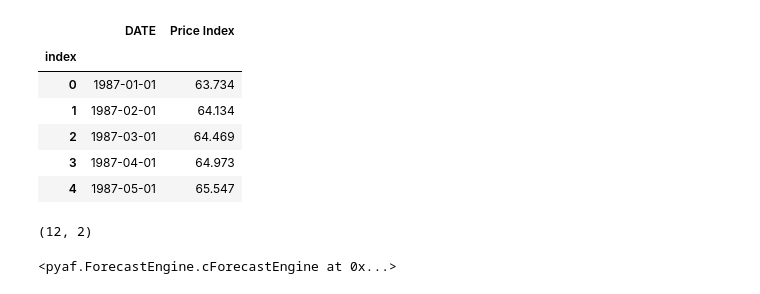
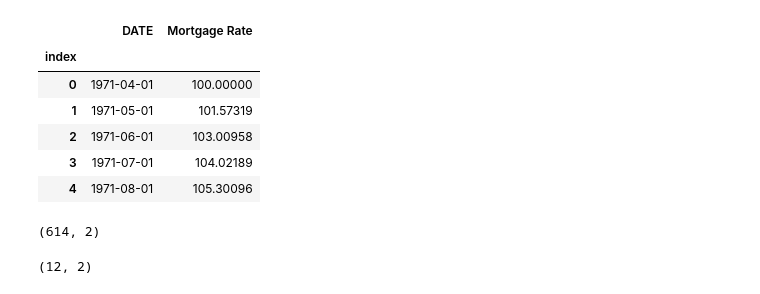
Before and after one commit to CptSasquatch/project-4, a Jupyter notebook: jason/us_housing_forecasting.ipynb, the cells around one changed output. Cells and saved outputs as stored; diff of their text form; code cells hidden in the pictures.

```diff
--- a/jason/us_housing_forecasting.ipynb
+++ b/jason/us_housing_forecasting.ipynb
@@ -14,19 +16,23 @@ import pyaf.ForecastEngine as autof
 # %%
 
 # Read in the data
-df = pd.read_csv('data\CSUSHPINSA.csv')
-df['DATE'] = pd.to_datetime(df['DATE'])
+df = pd.read_csv('data/MORTGAGE30US.csv')
+df['DATE'] = df['DATE'].apply(lambda x : datetime.datetime.strptime(x, "%Y-%m-%d"))
 # add a unique index column
 df['index'] = range(0, len(df))
 df.set_index('index', inplace=True)
-# rename the 'CSUSHPINSA' column to 'Price Index'
-df.rename(columns={'CSUSHPINSA': 'Price Index'}, inplace=True)
+# rename the 'MORTGAGE30US' column to 'Mortgage Rate'
+df.rename(columns={'MORTGAGE30US_NBD19710401': 'Mortgage Rate'}, inplace=True)
+# remove the last row
+df = df[:-1]
+# convert the 'Mortgage Rate' column to a float
+df['Mortgage Rate'] = df['Mortgage Rate'].astype(float)
 df.head()
 # %% [output]
-|  | DATE | Price Index |
+|  | DATE | Mortgage Rate |
 | index |  |  |
-| 0 | 1987-01-01 | 63.734 |
-| 1 | 1987-02-01 | 64.134 |
-| 2 | 1987-03-01 | 64.469 |
-| 3 | 1987-04-01 | 64.973 |
-| 4 | 1987-05-01 | 65.547 |
+| 0 | 1971-04-01 | 100.00000 |
+| 1 | 1971-05-01 | 101.57319 |
+| 2 | 1971-06-01 | 103.00958 |
+| 3 | 1971-07-01 | 104.02189 |
+| 4 | 1971-08-01 | 105.30096 |
@@ -38,6 +41,10 @@ one_month = pd.Timedelta('31 days')
 train = df.iloc[:len(df)-12]
 test = df.iloc[len(df)-12:]
 horizon = len(test)
+# %%
+train.shape
+# %% [output]
+(614, 2)
 # %%
 test.shape
 # %% [output]
@@ -45,8 +52,5 @@ test.shape
 # %%
 # create a model
 lEngine = autof.cForecastEngine()
-lEngine
-# %% [output]
-<pyaf.ForecastEngine.cForecastEngine at 0x...>
 # %%
 # get the best model
```
Also changed, not shown: parts of 15 cells of this notebook, 13 other files.
